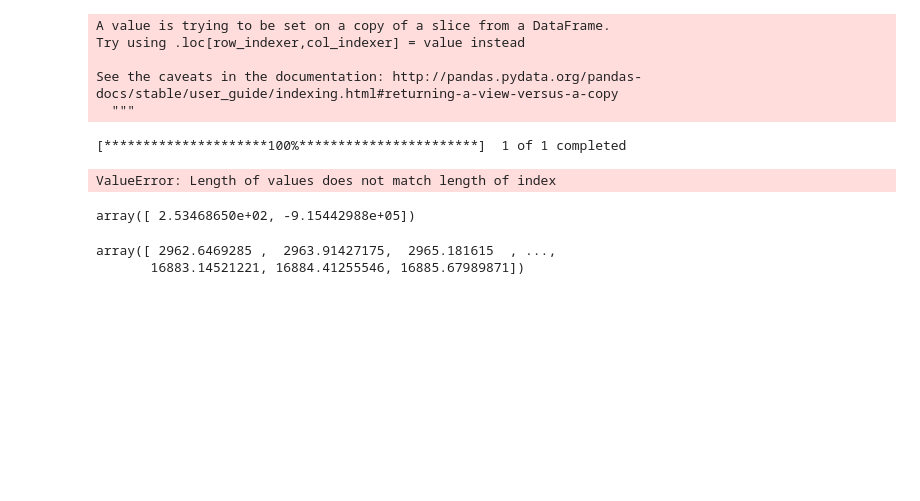
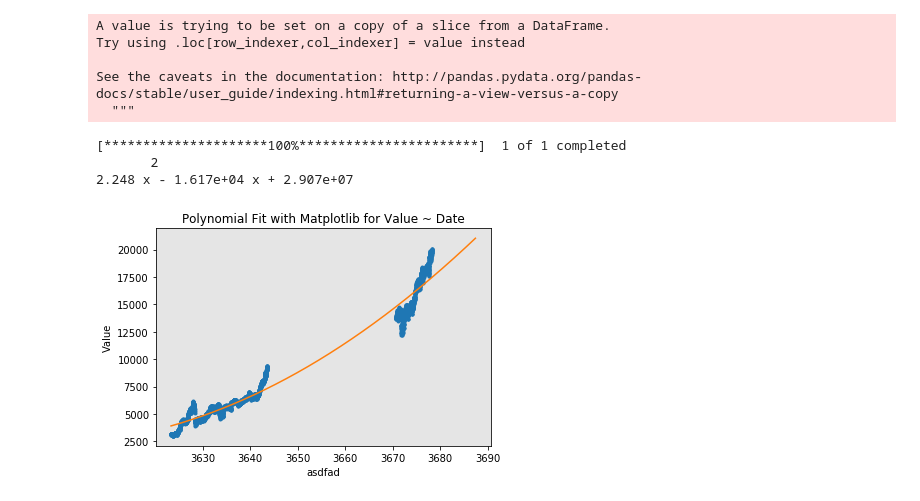
Before and after one commit to ButchBotch/RandProjects, a Jupyter notebook: Main/stokes.ipynb, the cells around one changed output. Drawn from its saved outputs; the diff is of its cells as text; code cells hidden in the pictures; blank space fills up the shorter version.

Commit message:
finished7thcourseDataVis

```diff
--- a/Main/stokes.ipynb
+++ b/Main/stokes.ipynb
@@ -145,45 +145,38 @@ pred_date=pred_date[['Date_ord']]
 
 Yhat=lm.predict(pred_date)
 
-fittedf=stock_fin
-fittedf['prediction']=Yhat
+#fittedf=stock_fin
+fittedf = pd.DataFrame({'prediction': Yhat,'Date_ord':pred_date['Date_ord']})
 
 #sns.lmplot(x="Date_ord", y='Inflation_Adjusted_Close', data=stock_fin,order=2)
 
 
 def PlotPolly(model, independent_variable, dependent_variabble, Name):
     x_new = fittedf[['Date_ord']]
     y_new = model(x_new)
 
     plt.plot(independent_variable, dependent_variabble, '.', x_new, y_new, '-')
     plt.title('Polynomial Fit with Matplotlib for Value ~ Date')
     ax = plt.gca()
     ax.set_facecolor((0.898, 0.898, 0.898))
     fig = plt.gcf()
     plt.xlabel(Name)
     plt.ylabel('Value')
 
     plt.show()
     plt.close()
 
-x = fittedf['Date_ord']
-y = fittedf['Inflation_Adjusted_Close']
+x = stock_fin['Date_ord']
+y = stock_fin['Inflation_Adjusted_Close']
 
 # Here we use a polynomial of the 4th order
 f = np.polyfit(x, y, 2)
 p = np.poly1d(f)
 print(p)
 
 PlotPolly(p, x, y, 'asdfad')
 # %% [output]
 [*********************100%***********************]  1 of 1 completed
+       2
+2.248 x - 1.617e+04 x + 2.907e+07
-ValueError: Length of values does not match length of index
+[figure, added]
-# %%
-np.polyfit(x, y, 1)
-# %% [output]
-array([ 2.53468650e+02, -9.15442988e+05])
-# %%
-Yhat
-# %% [output]
-array([ 2962.6469285 ,  2963.91427175,  2965.181615  , ...,
-       16883.14521221, 16884.41255546, 16885.67989871])
```
Also changed, not shown: parts of 2 cells of this notebook, 7 other files.
